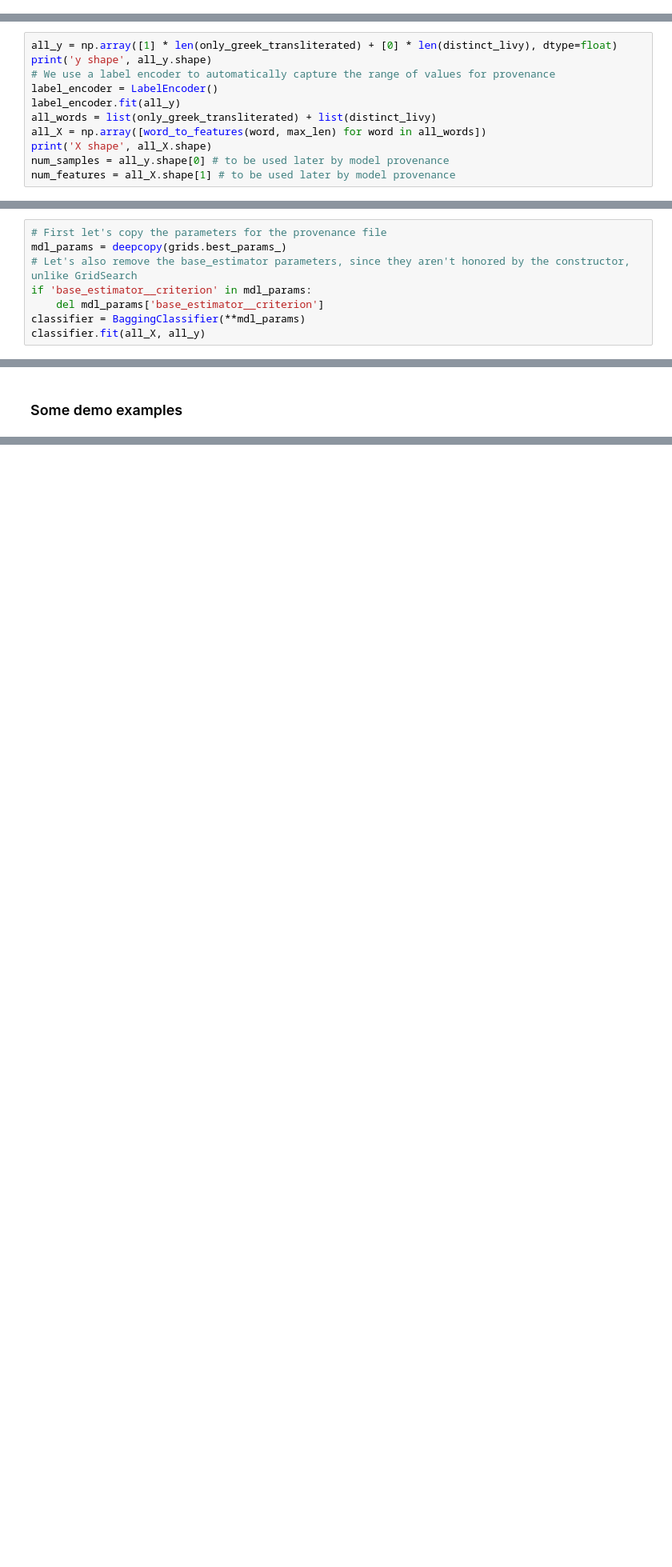
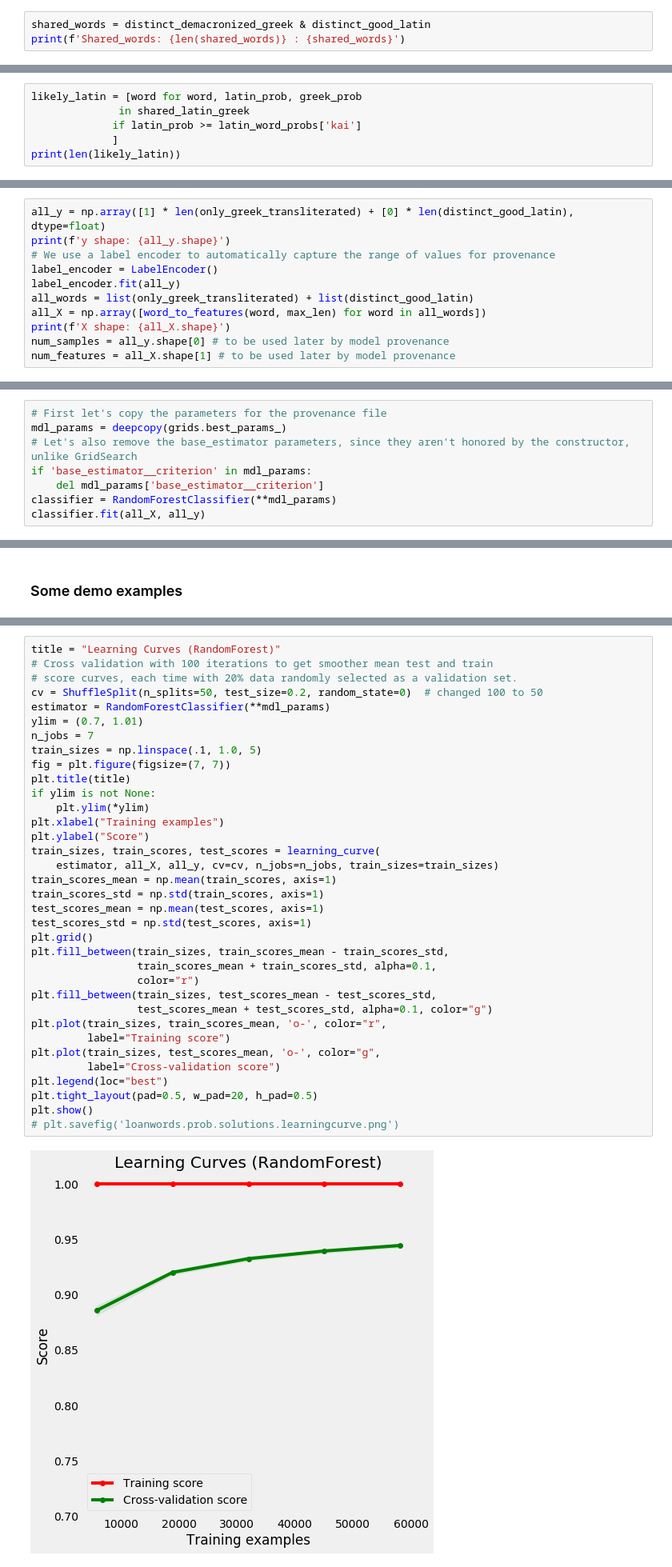
Before and after one commit to todd-cook/ML-You-Can-Use, a Jupyter notebook: detecting_loanwords/loanwords_problems_solutions.ipynb, the cells around one changed output, grey strips where cells are left out. Shown: that part at 80% size. Drawn from its saved outputs; the diff is of its cells as text; blank space fills up the shorter version.

Commit message:
updating docs, tests, linting

```diff
--- a/detecting_loanwords/loanwords_problems_solutions.ipynb
+++ b/detecting_loanwords/loanwords_problems_solutions.ipynb
@@ -181,0 +218,3 @@ Number of distinct transliterated Greek without matching words in the Latin corp
+# %%
+shared_words = distinct_demacronized_greek & distinct_good_latin
+print(f'Shared_words: {len(shared_words)} : {shared_words}')
@@ -181,0 +263,6 @@ Number of distinct transliterated Greek without matching words in the Latin corp
+# %%
+likely_latin = [word for word, latin_prob, greek_prob
+              in shared_latin_greek
+             if latin_prob >= latin_word_probs['kai']
+             ]
+print(len(likely_latin))
@@ -223,14 +325,14 @@ def word_to_features(word, max_word_length=20):
     word.reverse() #: encourage aligning on word endings if possible
     return [ord(c) for c in "".join(word).ljust(max_word_length, ' ')]
 # %%
-all_y = np.array([1] * len(only_greek_transliterated) + [0] * len(distinct_livy), dtype=float)
-print('y shape', all_y.shape)
+all_y = np.array([1] * len(only_greek_transliterated) + [0] * len(distinct_good_latin), dtype=float)
+print(f'y shape: {all_y.shape}')
 # We use a label encoder to automatically capture the range of values for provenance
 label_encoder = LabelEncoder()
 label_encoder.fit(all_y)
-all_words = list(only_greek_transliterated) + list(distinct_livy)
+all_words = list(only_greek_transliterated) + list(distinct_good_latin)
 all_X = np.array([word_to_features(word, max_len) for word in all_words])
-print('X shape', all_X.shape)
+print(f'X shape: {all_X.shape}')
 num_samples = all_y.shape[0] # to be used later by model provenance
 num_features = all_X.shape[1] # to be used later by model provenance
 # %% [output]
@@ -313,6 +405,6 @@ mdl_params = deepcopy(grids.best_params_)
 # Let's also remove the base_estimator parameters, since they aren't honored by the constructor, unlike GridSearch
 if 'base_estimator__criterion' in mdl_params:
     del mdl_params['base_estimator__criterion']
-classifier = BaggingClassifier(**mdl_params)
+classifier = RandomForestClassifier(**mdl_params)
 classifier.fit(all_X, all_y)
 # %% [output]
@@ -536,2 +544,39 @@ with open(provenance_file, 'wt') as writer:
+# %%
+title = "Learning Curves (RandomForest)"
+# Cross validation with 100 iterations to get smoother mean test and train
+# score curves, each time with 20% data randomly selected as a validation set.
+cv = ShuffleSplit(n_splits=50, test_size=0.2, random_state=0)  # changed 100 to 50
+estimator = RandomForestClassifier(**mdl_params)
+ylim = (0.7, 1.01)
+n_jobs = 7
+train_sizes = np.linspace(.1, 1.0, 5)
+fig = plt.figure(figsize=(7, 7))
+plt.title(title)
+if ylim is not None:
+    plt.ylim(*ylim)
+plt.xlabel("Training examples")
+plt.ylabel("Score")
+train_sizes, train_scores, test_scores = learning_curve(
+    estimator, all_X, all_y, cv=cv, n_jobs=n_jobs, train_sizes=train_sizes)
+train_scores_mean = np.mean(train_scores, axis=1)
+train_scores_std = np.std(train_scores, axis=1)
+test_scores_mean = np.mean(test_scores, axis=1)
+test_scores_std = np.std(test_scores, axis=1)
+plt.grid()
+plt.fill_between(train_sizes, train_scores_mean - train_scores_std,
+                 train_scores_mean + train_scores_std, alpha=0.1,
+                 color="r")
+plt.fill_between(train_sizes, test_scores_mean - test_scores_std,
+                 test_scores_mean + test_scores_std, alpha=0.1, color="g")
+plt.plot(train_sizes, train_scores_mean, 'o-', color="r",
+         label="Training score")
+plt.plot(train_sizes, test_scores_mean, 'o-', color="g",
+         label="Cross-validation score")
+plt.legend(loc="best")
+plt.tight_layout(pad=0.5, w_pad=20, h_pad=0.5)
+plt.show()
+# plt.savefig('loanwords.prob.solutions.learningcurve.png')
+# %% [output]
+[figure, added]
 # %% [markdown]
 # Appendix
```
Also changed, not shown: parts of 70 cells of this notebook, 36 other files.
